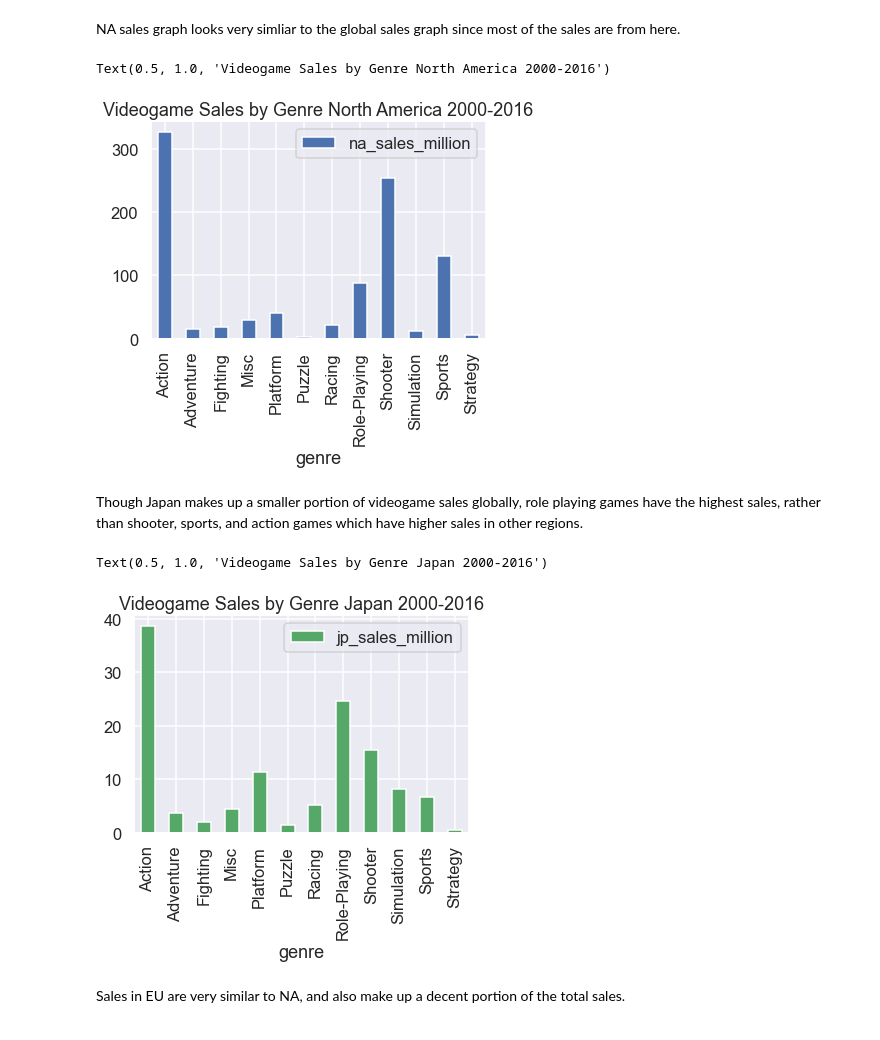
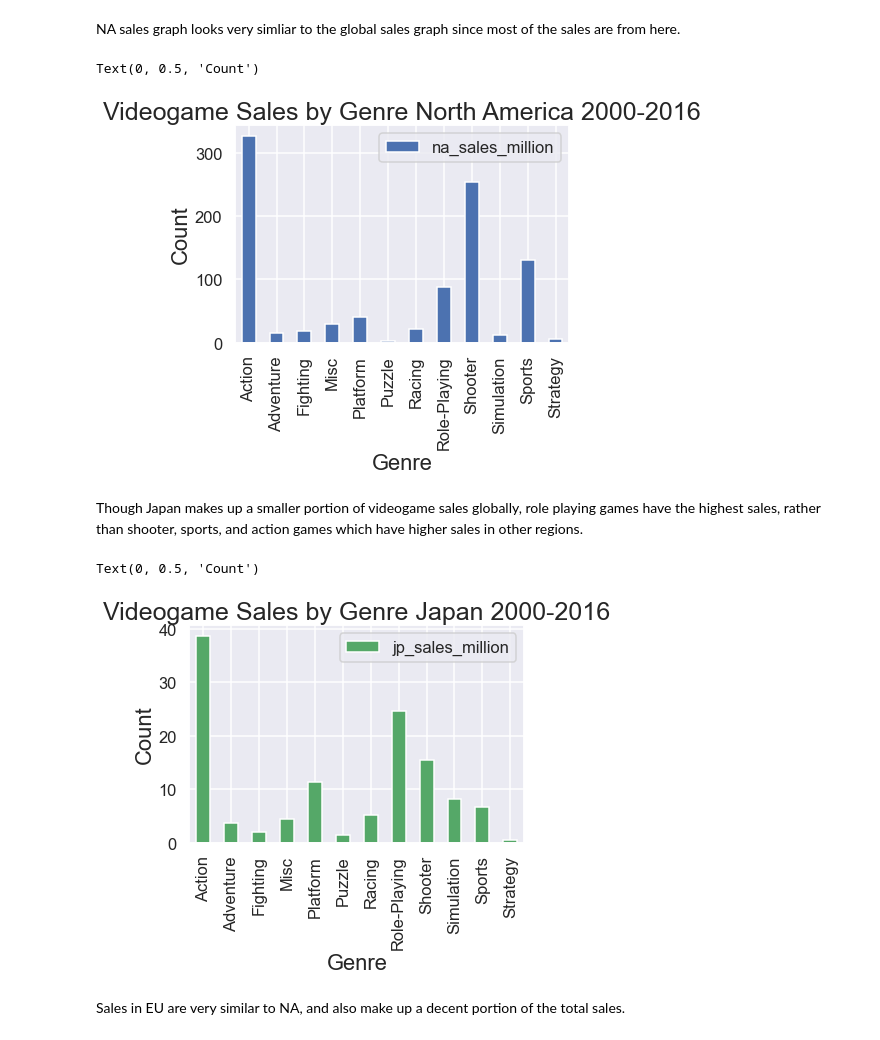
Before and after one commit to kvh8899/mostpopvidgame, a Jupyter notebook: FinalProject_group004.ipynb, the cells around one changed output. Drawn from its saved outputs; the diff is of its cells as text; code cells hidden in the pictures.

```diff
--- a/FinalProject_group004.ipynb
+++ b/FinalProject_group004.ipynb
@@ -305,18 +312,22 @@ NA sales graph looks very simliar to the global sales graph since most of the sa
 # %%
 salesD = sales.groupby(['genre']).sum()
 na = salesD.plot.bar(y = ['na_sales_million'])
-plt.title('Videogame Sales by Genre North America 2000-2016')
+plt.title('Videogame Sales by Genre North America 2000-2016', size = 25)
+plt.xlabel("Genre", size = 22)
+plt.ylabel("Count", size = 22)
 # %% [output]
-Text(0.5, 1.0, 'Videogame Sales by Genre North America 2000-2016')
+Text(0, 0.5, 'Count')
-[figure, old version]
+[figure, new version]
 # %% [markdown]
 Though Japan makes up a smaller portion of videogame sales globally, role playing games have the highest sales, rather than shooter, sports, and action games which have higher sales in other regions.
 # %%
 jp = salesD.plot.bar(y = ['jp_sales_million'], color="#55a868")
-plt.title('Videogame Sales by Genre Japan 2000-2016')
+plt.title('Videogame Sales by Genre Japan 2000-2016', size = 25)
+plt.xlabel("Genre", size = 22)
+plt.ylabel("Count", size = 22)
 # %% [output]
-Text(0.5, 1.0, 'Videogame Sales by Genre Japan 2000-2016')
+Text(0, 0.5, 'Count')
-[figure, old version]
+[figure, new version]
 # %% [markdown]
 Sales in EU are very similar to NA, and also make up a decent portion of the total sales.
 # %%
```
Also changed, not shown: parts of 14 cells of this notebook.
